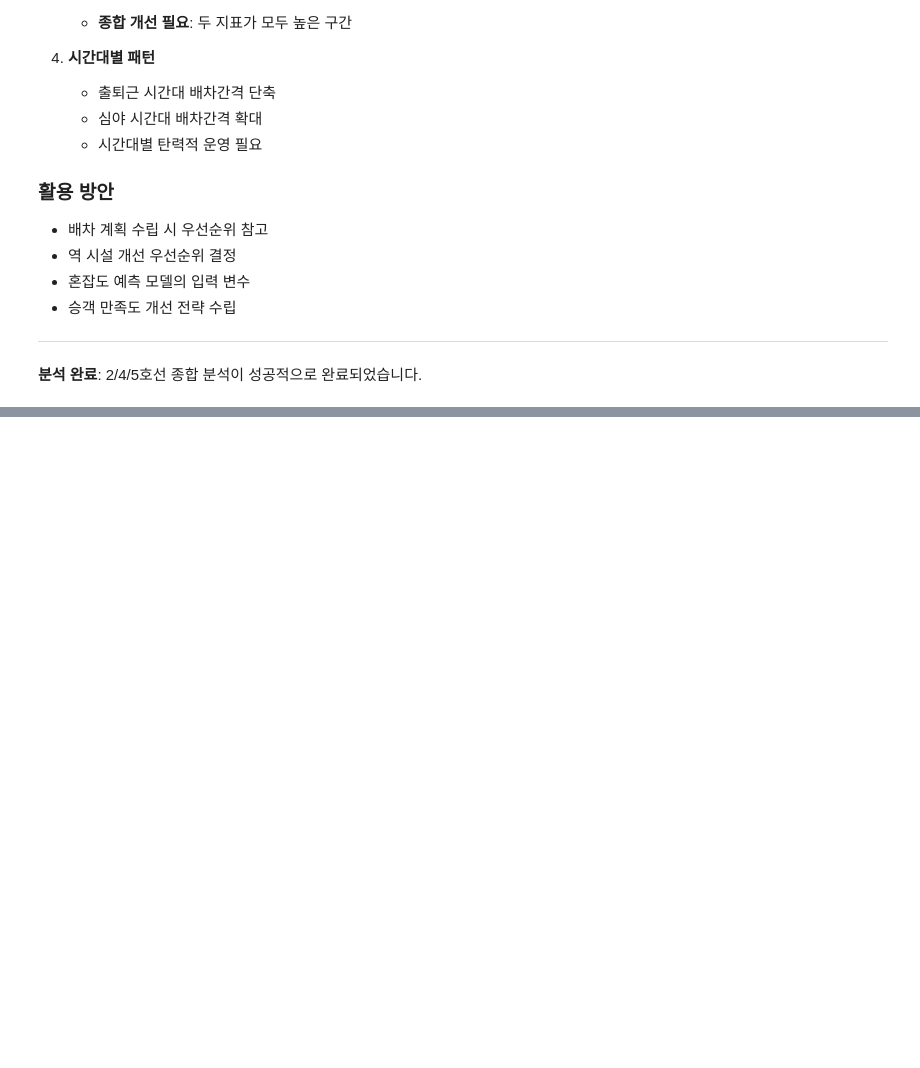
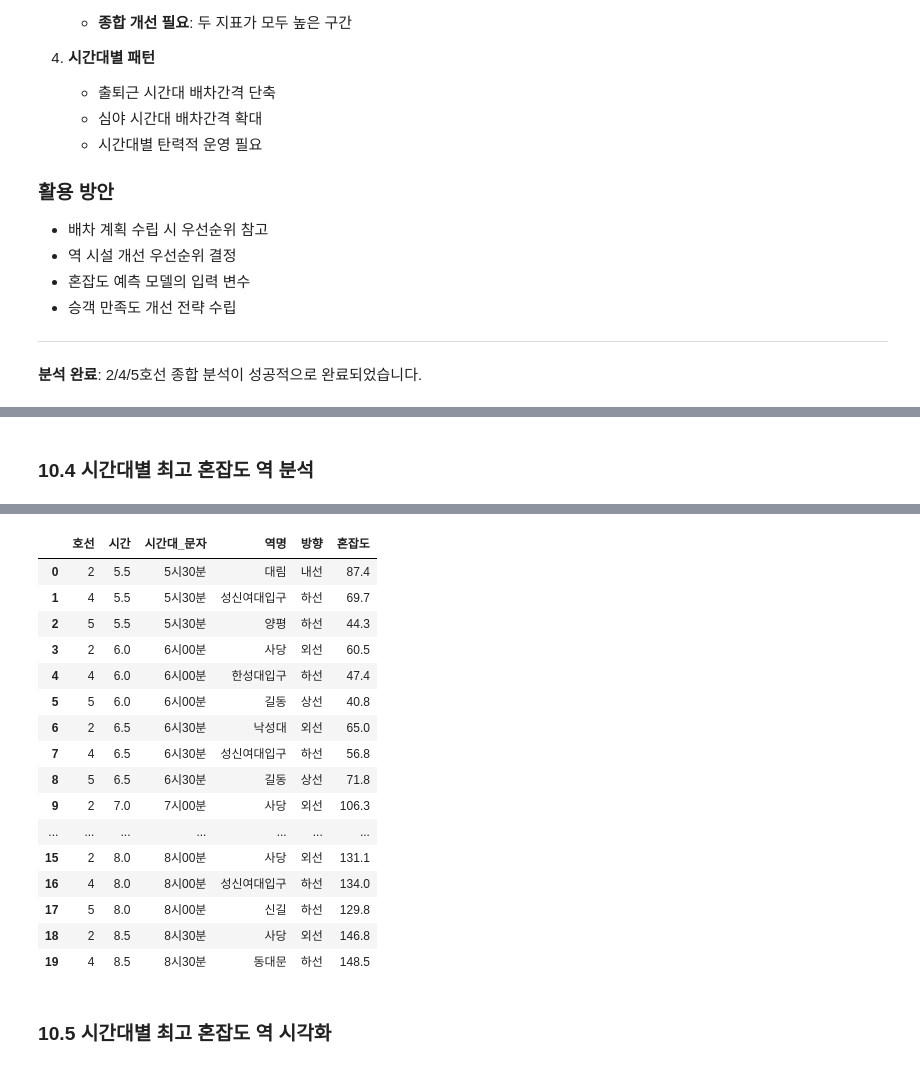
Before and after one commit to statrack2-team4/subway-congestion-analysis, a Jupyter notebook: notebooks/배차간격/4-2_4_5호선_종합분석.ipynb, the cells around one changed output, grey strips where cells are left out. Cells and saved outputs as stored; diff of their text form; code cells hidden in the pictures; blank space fills up the shorter version.

```diff
--- a/notebooks/배차간격/4-2_4_5호선_종합분석.ipynb
+++ b/notebooks/배차간격/4-2_4_5호선_종합분석.ipynb
@@ -888,0 +1108,53 @@ print(f'\n📁 모든 파일이 저장되었습니다: {OUTPUT_DIR}')
+# %% [markdown]
+### 10.4 시간대별 최고 혼잡도 역 분석
+# %%
+# 시간대별 최고 혼잡도 역 찾기
+time_station_max = []
+
+for time_col in time_cols:
+    # 시간 파싱
+    time_str = time_col.replace('시', ':').replace('분', '')
+    hour_parts = time_str.split(':')
+    hour = int(hour_parts[0])
+    minute = int(hour_parts[1]) if len(hour_parts) > 1 else 0
+    hour_decimal = hour + minute / 60.0
+
+    for line in [2, 4, 5]:
+        line_data = df_cong_filtered[df_cong_filtered['호선'] == line]
+
+        if len(line_data) > 0 and time_col in line_data.columns:
+            # 해당 시간대에 가장 혼잡한 역 찾기
+            max_idx = line_data[time_col].idxmax()
+            if pd.notna(max_idx):
+                max_row = line_data.loc[max_idx]
+                max_congestion = max_row[time_col]
+
+                if pd.notna(max_congestion):
+                    time_station_max.append({
+                        '호선': line,
+                        '시간': hour_decimal,
+                        '시간대_문자': time_col,
+                        '역명': max_row['출발역'],
+                        '방향': max_row['상하구분'],
+                        '혼잡도': max_congestion
+                    })
+
+df_time_max = pd.DataFrame(time_station_max)
+
+print(f'✅ 시간대별 최고 혼잡도 역 계산 완료: {len(df_time_max):,}개 데이터 포인트')
+print(f'\n📊 주요 시간대별 최고 혼잡도 역:')
+print('=' * 100)
+
+# 주요 시간대별로 출력
+key_times = [7.5, 8.0, 8.5, 17.5, 18.0, 18.5]  # 출퇴근 시간
+for time in key_times:
+    print(f'\n{int(time)}시 {int((time % 1) * 60)}분:')
+    time_data = df_time_max[df_time_max['시간'] == time]
+    for line in [2, 4, 5]:
+        line_data = time_data[time_data['호선'] == line]
+        if not line_data.empty:
+            row = line_data.iloc[0]
+            print(f'  {line}호선: {row["역명"]} ({row["방향"]}) - {row["혼잡도"]:.1f}%')
+
+df_time_max.head(20)
+# %% [output]
@@ -888,0 +1178,19 @@ print(f'\n📁 모든 파일이 저장되었습니다: {OUTPUT_DIR}')
+|  | 호선 | 시간 | 시간대_문자 | 역명 | 방향 | 혼잡도 |
+| 0 | 2 | 5.5 | 5시30분 | 대림 | 내선 | 87.4 |
+| 1 | 4 | 5.5 | 5시30분 | 성신여대입구 | 하선 | 69.7 |
+| 2 | 5 | 5.5 | 5시30분 | 양평 | 하선 | 44.3 |
+| 3 | 2 | 6.0 | 6시00분 | 사당 | 외선 | 60.5 |
+| 4 | 4 | 6.0 | 6시00분 | 한성대입구 | 하선 | 47.4 |
+| 5 | 5 | 6.0 | 6시00분 | 길동 | 상선 | 40.8 |
+| 6 | 2 | 6.5 | 6시30분 | 낙성대 | 외선 | 65.0 |
+| 7 | 4 | 6.5 | 6시30분 | 성신여대입구 | 하선 | 56.8 |
+| 8 | 5 | 6.5 | 6시30분 | 길동 | 상선 | 71.8 |
+| 9 | 2 | 7.0 | 7시00분 | 사당 | 외선 | 106.3 |
+| ... | ... | ... | ... | ... | ... | ... |
+| 15 | 2 | 8.0 | 8시00분 | 사당 | 외선 | 131.1 |
+| 16 | 4 | 8.0 | 8시00분 | 성신여대입구 | 하선 | 134.0 |
+| 17 | 5 | 8.0 | 8시00분 | 신길 | 하선 | 129.8 |
+| 18 | 2 | 8.5 | 8시30분 | 사당 | 외선 | 146.8 |
+| 19 | 4 | 8.5 | 8시30분 | 동대문 | 하선 | 148.5 |
+# %% [markdown]
+### 10.5 시간대별 최고 혼잡도 역 시각화
```
Also changed, not shown: parts of 14 cells of this notebook.
